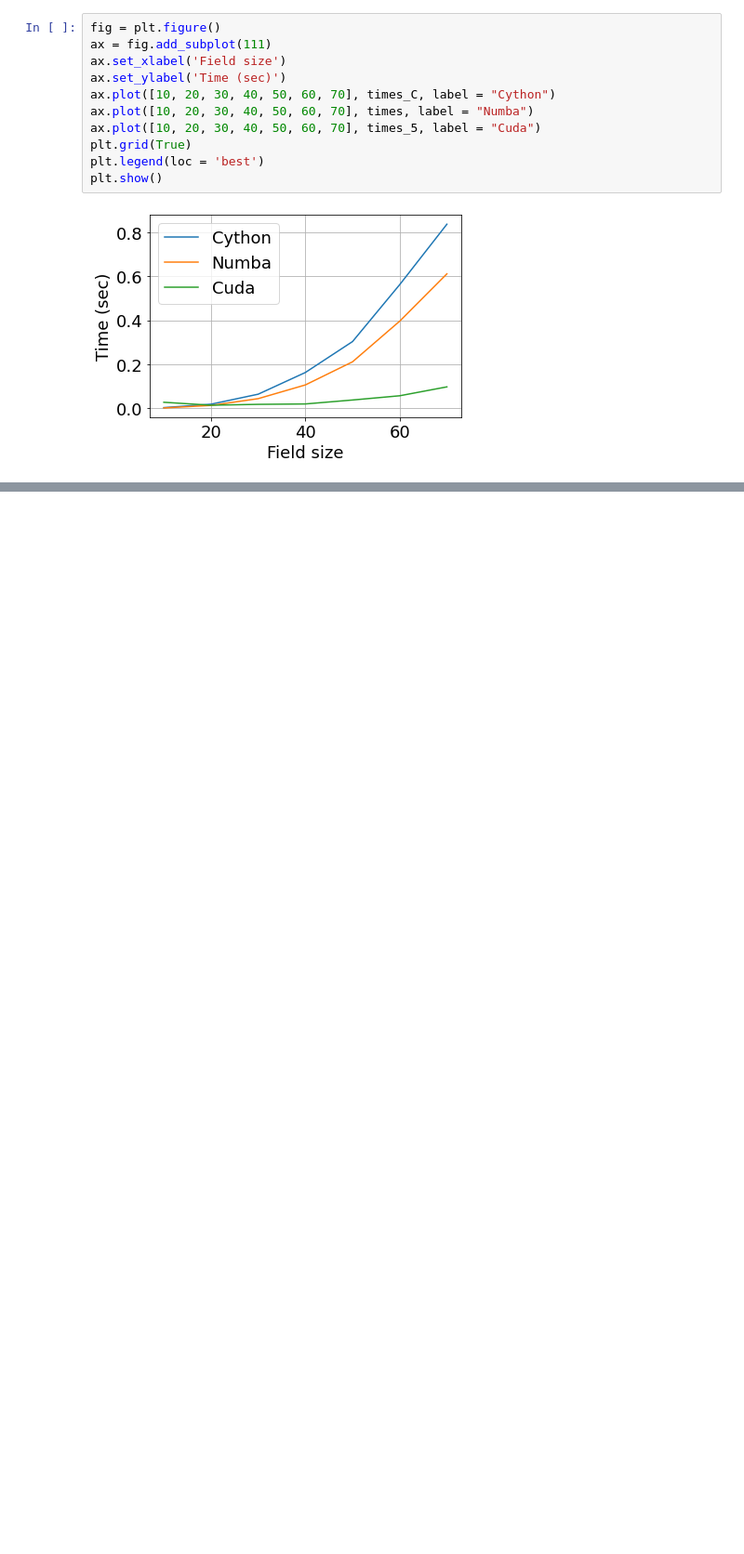
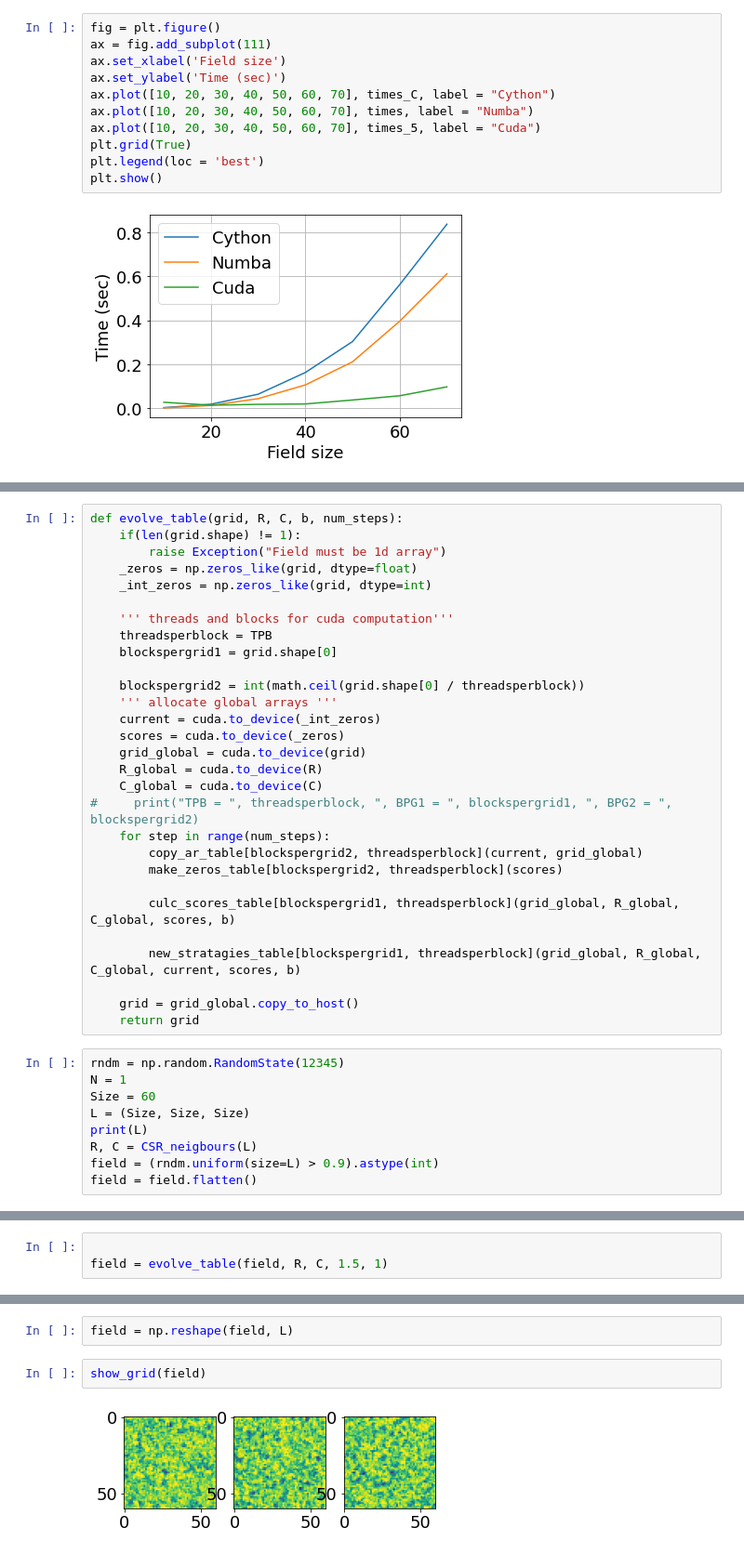
Before and after one commit to MoskalenkoRomanBorisovich/Spatial-Distribution-Evolutionary-Game, a Jupyter notebook: Numba-cuda.ipynb, the cells around one changed output, grey strips where cells are left out. Shown: that part at 93% size. Saved outputs shown, nothing was run; the diff lists cells and outputs as text; blank space fills up the shorter version.

Commit message:
universal cuda function

```diff
--- a/Numba-cuda.ipynb
+++ b/Numba-cuda.ipynb
@@ -732,0 +814,38 @@ plt.show()
+# %%
+def evolve_table(grid, R, C, b, num_steps):
+    if(len(grid.shape) != 1):
+        raise Exception("Field must be 1d array")
+    _zeros = np.zeros_like(grid, dtype=float)
+    _int_zeros = np.zeros_like(grid, dtype=int)
+
+    ''' threads and blocks for cuda computation'''
+    threadsperblock = TPB
+    blockspergrid1 = grid.shape[0]
+
+    blockspergrid2 = int(math.ceil(grid.shape[0] / threadsperblock))
+    ''' allocate global arrays '''
+    current = cuda.to_device(_int_zeros)
+    scores = cuda.to_device(_zeros)
+    grid_global = cuda.to_device(grid)
+    R_global = cuda.to_device(R)
+    C_global = cuda.to_device(C)
+#     print("TPB = ", threadsperblock, ", BPG1 = ", blockspergrid1, ", BPG2 = ", blockspergrid2)
+    for step in range(num_steps):
+        copy_ar_table[blockspergrid2, threadsperblock](current, grid_global)
+        make_zeros_table[blockspergrid2, threadsperblock](scores)
+
+        culc_scores_table[blockspergrid1, threadsperblock](grid_global, R_global, C_global, scores, b)
+
+        new_stratagies_table[blockspergrid1, threadsperblock](grid_global, R_global, C_global, current, scores, b)
+
+    grid = grid_global.copy_to_host()
+    return grid
+# %%
+rndm = np.random.RandomState(12345)
+N = 1
+Size = 60
+L = (Size, Size, Size)
+print(L)
+R, C = CSR_neigbours(L)
+field = (rndm.uniform(size=L) > 0.9).astype(int)
+field = field.flatten()
@@ -732,0 +854,3 @@ plt.show()
+# %%
+
+field = evolve_table(field, R, C, 1.5, 1)
@@ -732,0 +861,6 @@ plt.show()
+# %%
+field = np.reshape(field, L)
+# %%
+show_grid(field)
+# %% [output]
+[figure, added]
```
Also changed, not shown: parts of 13 cells of this notebook.
